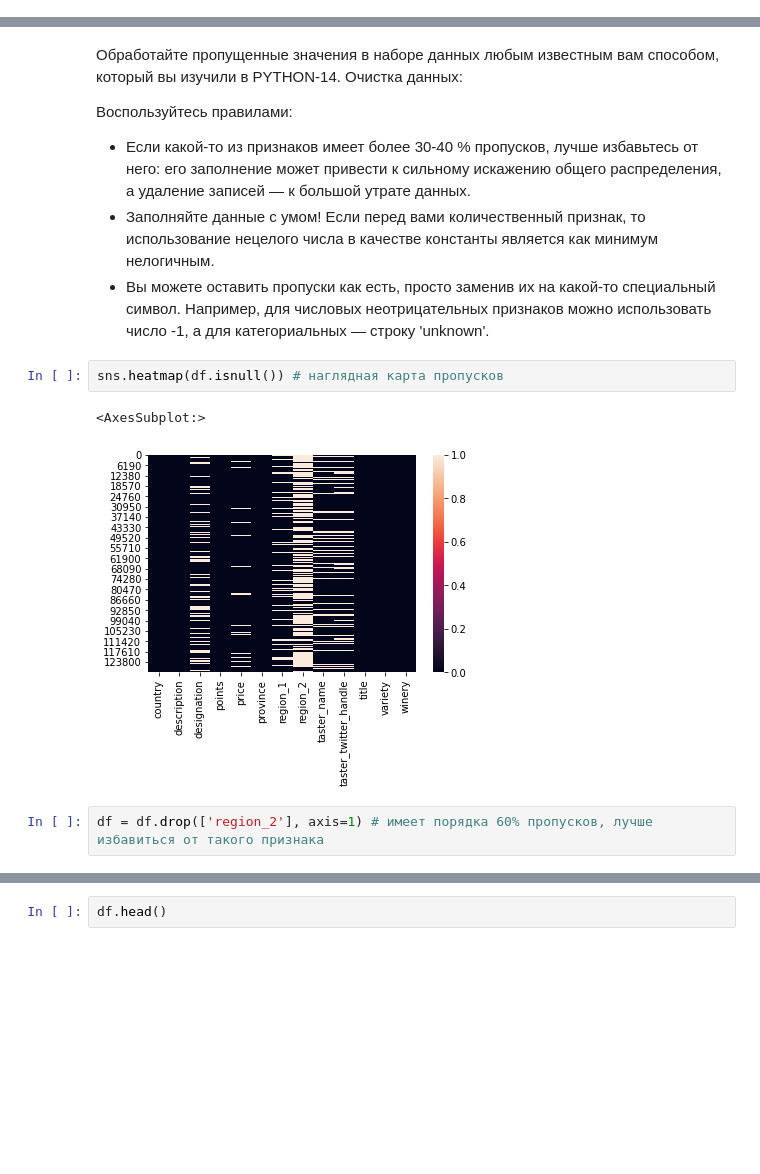
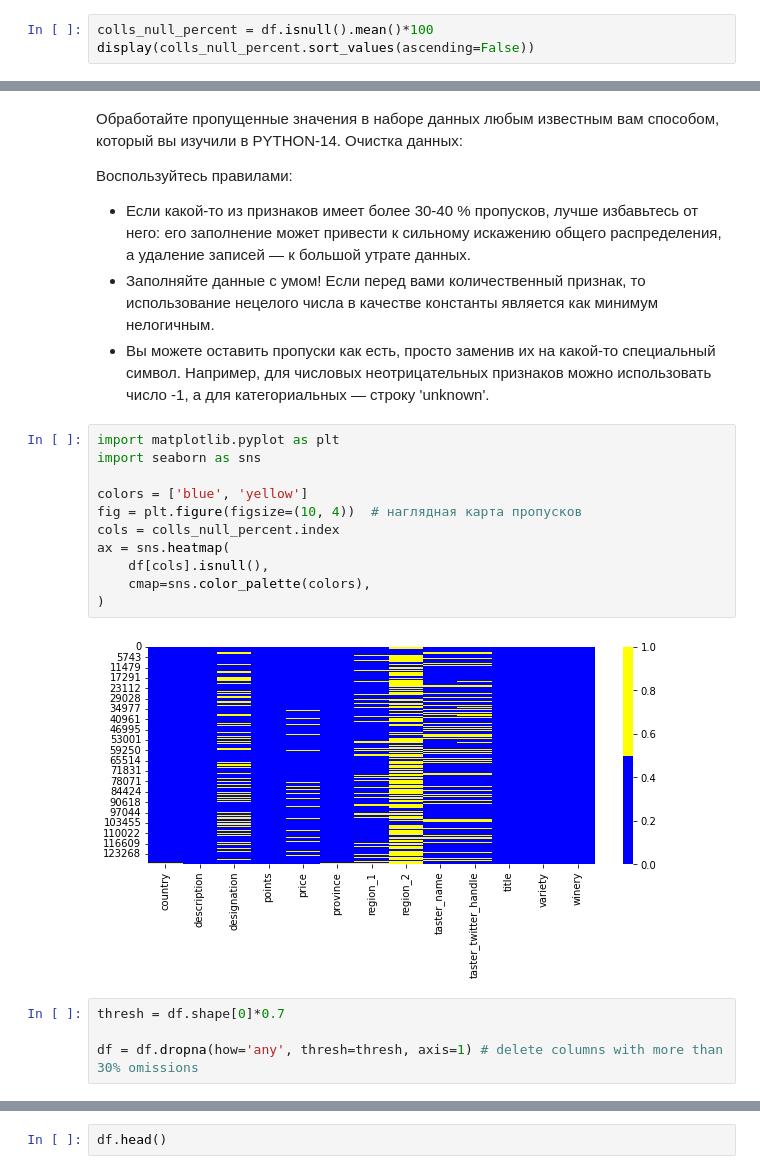
Before and after one commit to AleksejRum/sf_data_science, a Jupyter notebook: Modules/EDA/EDA1_Algorithms_methods/Algorithms_methods.ipynb, the cells around one changed output, grey strips where cells are left out. Saved outputs shown, nothing was run; the diff lists cells and outputs as text; blank space fills up the shorter version.

```diff
--- a/Modules/EDA/EDA1_Algorithms_methods/Algorithms_methods.ipynb
+++ b/Modules/EDA/EDA1_Algorithms_methods/Algorithms_methods.ipynb
@@ -134,0 +137,3 @@ memory usage: 12.9+ MB
+# %%
+colls_null_percent = df.isnull().mean()*100
+display(colls_null_percent.sort_values(ascending=False))
@@ -142,13 +162,23 @@ memory usage: 12.9+ MB
 + Если какой-то из признаков имеет более 30-40 % пропусков, лучше избавьтесь от него: его заполнение может привести к сильному искажению общего распределения, а удаление записей — к большой утрате данных.
 + Заполняйте данные с умом! Если перед вами количественный признак, то использование нецелого числа в качестве константы является как минимум нелогичным.
 + Вы можете оставить пропуски как есть, просто заменив их на какой-то специальный символ. Например, для числовых неотрицательных признаков можно использовать число -1, а для категориальных — строку 'unknown'.
-# %%
-sns.heatmap(df.isnull()) # наглядная карта пропусков
-# %% [output]
-<AxesSubplot:>
-[figure, removed]
-# %%
-df = df.drop(['region_2'], axis=1) # имеет порядка 60% пропусков, лучше избавиться от такого признака
+# %%
+import matplotlib.pyplot as plt
+import seaborn as sns
+
+colors = ['blue', 'yellow']
+fig = plt.figure(figsize=(10, 4))  # наглядная карта пропусков
+cols = colls_null_percent.index
+ax = sns.heatmap(
+    df[cols].isnull(),
+    cmap=sns.color_palette(colors),
+)
+# %% [output]
+[figure, added]
+# %%
+thresh = df.shape[0]*0.7
+
+df = df.dropna(how='any', thresh=thresh, axis=1) # delete columns with more than 30% omissions
 # %%
 sns.heatmap(df.isnull()) # смотрим, какие признаки остались
 # %% [output]
```
Also changed, not shown: parts of 19 cells of this notebook, 1 other file.
